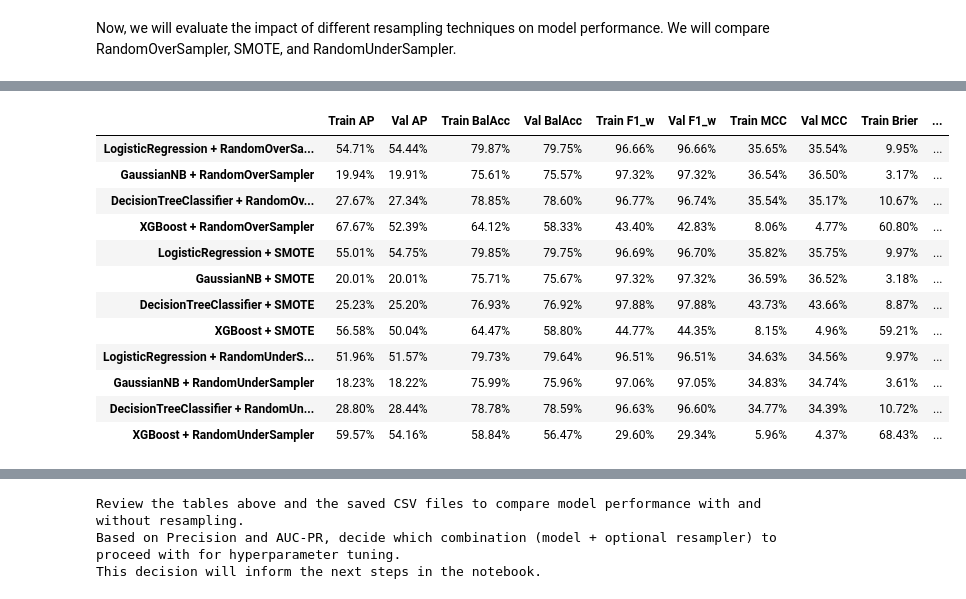
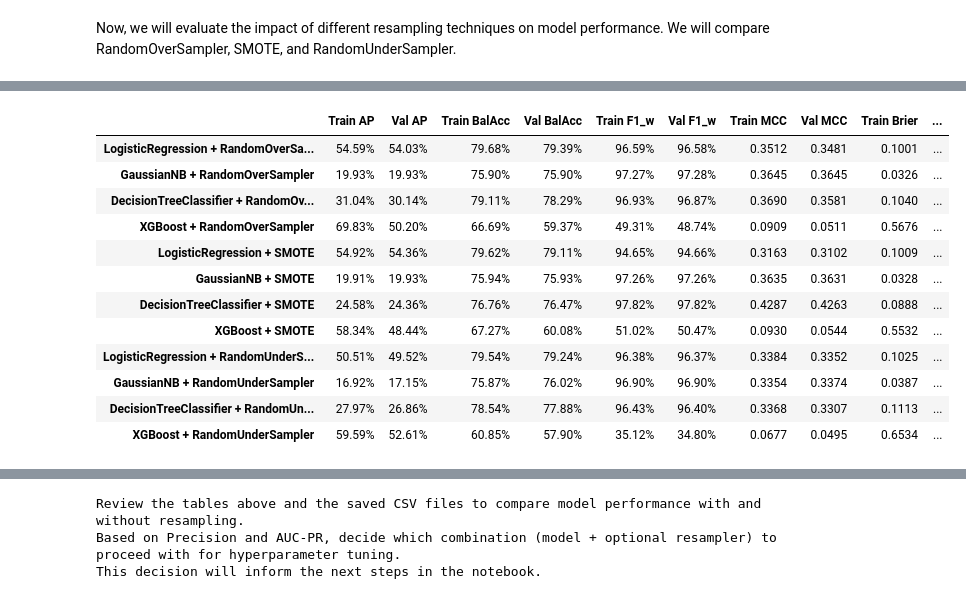
Before and after one commit to mjoshua97241/bank-fraud-detection-project, a Jupyter notebook: bank-fraud-detection-project/notebooks/5.0-mjv-model-training-and-evaluation.ipynb, the cells around one changed output, grey strips where cells are left out. Saved outputs shown, nothing was run; the diff lists cells and outputs as text; code cells hidden in the pictures.

```diff
--- a/bank-fraud-detection-project/notebooks/5.0-mjv-model-training-and-evaluation.ipynb
+++ b/bank-fraud-detection-project/notebooks/5.0-mjv-model-training-and-evaluation.ipynb
@@ -321,10 +346,10 @@ def auto_ml(X, y, models_dict, preprocessor, cv, res_t=None):
             'Val BalAcc': f"{np.mean(val_bal_acc)*100:.2f}%",
             'Train F1_w': f"{np.mean(train_f1_w)*100:.2f}%",
             'Val F1_w': f"{np.mean(val_f1_w)*100:.2f}%",
-            'Train MCC': f"{np.mean(train_mcc)*100:.2f}%",
-            'Val MCC': f"{np.mean(val_mcc)*100:.2f}%",
-            'Train Brier': f"{np.mean(train_brier)*100:.2f}%",
-            'Val Brier': f"{np.mean(val_brier)*100:.2f}%",
+            'Train MCC': f"{np.mean(train_mcc):.4f}",
+            'Val MCC': f"{np.mean(val_mcc):.4f}",
+            'Train Brier': f"{np.mean(train_brier):.4f}",
+            'Val Brier': f"{np.mean(val_brier):.4f}",
             'Train Precision': f"{np.mean(train_precision)*100:.2f}%",
             'Val Precision': f"{np.mean(val_precision)*100:.2f}%",
             'Train Recall': f"{np.mean(train_recall)*100:.2f}%",
@@ -338,14 +363,13 @@ def auto_ml(X, y, models_dict, preprocessor, cv, res_t=None):
 # For XGBoost, scale_pos_weight is calculated based on the training data imbalance
 # eval_metric is set to 'logloss' for general classification, but AUC-PR is also tracked
 models_dict = {
-    'LogisticRegression': LogisticRegression(max_iter=1000, class_weight='balanced', random_state=42),
+    'LogisticRegression': LogisticRegression(max_iter=1000, class_weight='balanced', random_state=143),
     'GaussianNB': GaussianNB(),
-    'DecisionTreeClassifier': DecisionTreeClassifier(random_state=42, class_weight='balanced', max_depth=8, min_samples_leaf=20, ccp_alpha=0.001),
+    'DecisionTreeClassifier': DecisionTreeClassifier(random_state=143, class_weight='balanced', max_depth=8, min_samples_leaf=20, ccp_alpha=0.001),
     'XGBoost': XGBClassifier(
         scale_pos_weight=(len(y_train) - y_train.sum()) / y_train.sum(),
-        use_label_encoder=False,
         eval_metric='logloss', # Use logloss for general evaluation, AUC-PR is tracked separately
-        random_state=42
+        random_state=143
     )
 }
 # %%
@@ -378,30 +408,44 @@ display(baseline_results_formatted)
 Now, we will evaluate the impact of different resampling techniques on model performance.
 We will compare RandomOverSampler, SMOTE, and RandomUnderSampler.
 # %%
+# --- Conditional Resampling Evaluation ---
+
+resampling_results_path = REPORTS_MODEL_EVAL_DIR / 'resampling_model_performance.csv'
+
 resamplers_dict = {
     'RandomOverSampler': RandomOverSampler(random_state=42),
     'SMOTE': SMOTE(random_state=42),
     'RandomUnderSampler': RandomUnderSampler(random_state=42)
 }
 
-resampling_results = {}
-resampling_results_formatted = {}
+if resampling_results_path.exists():
+    print("\n--- Loading Pre-computed Resampling Model Performance ---")
+    resampling_results_formatted_df = pd.read_csv(resampling_results_path, index_col=0)
+    display(resampling_results_formatted_df)
+else:
+    print("\n--- Running Resampling Model Evaluation ---")
+    resampling_results = {}
+    resampling_results_formatted = {}
 
-for resampler_name, resampler_instance in resamplers_dict.items():
-    print(f"\n--- Evaluating with {resampler_name} ---")
-    # For each resampler, evaluate all models
-    current_res_results, current_res_results_formatted = auto_ml(X_train, y_train, models_dict, preprocessor, cv, res_t=resampler_instance)
+    for resampler_name, resampler_instance in resamplers_dict.items():
+        print(f"\n--- Evaluating with {resampler_name} ---")
+        # For each resampler, evaluate all models
+        current_res_results, current_res_results_formatted = auto_ml(X_train, y_train, models_dict, preprocessor, cv, res_t=resampler_instance)
 
-    # Store results, potentially renaming columns to indicate resampler
-    for model_name in current_res_results.index:
-        # Use a combined key for model and resampler
-        combined_key = f"{model_name} + {resampler_name}"
-        resampling_results[combined_key] = current_res_results.loc[model_name].to_dict()
-        resampling_results_formatted[combined_key] = current_res_results_formatted.loc[model_name].to_dict()
+        # Store results, potentially renaming columns to indicate resampler
+        for model_name in current_res_results.index:
+            # Use a combined key for model and resampler
+            combined_key = f"{model_name} + {resampler_name}"
+            resampling_results[combined_key] = current_res_results.loc[model_name].to_dict()
+            resampling_results_formatted[combined_key] = current_res_results_formatted.loc[model_name].to_dict()
 
-resampling_results_df = pd.DataFrame(resampling_results).T
-resampling_results_formatted_df = pd.DataFrame(resampling_results_formatted).T
+    resampling_results_df = pd.DataFrame(resampling_results).T
+    resampling_results_formatted_df = pd.DataFrame(resampling_results_formatted).T
 
-print("\n--- Model Performance with Resampling ---")
-display(resampling_results_formatted_df)
+    # Save resampling results
+    resampling_results_formatted_df.to_csv(resampling_results_path, index=True)
+    print(f"\nResampling model performance saved to: {resampling_results_path.relative_to(project_root)}")
+
+    print("\n--- Model Performance with Resampling ---")
+    display(resampling_results_formatted_df)
 # %% [output]
@@ -425,13 +453,13 @@ display(resampling_results_formatted_df)
 |  | Train AP | Val AP | Train BalAcc | Val BalAcc | Train F1_w | Val F1_w | Train MCC | Val MCC | Train Brier | ... |
-| LogisticRegression + RandomOverSa... | 54.71% | 54.44% | 79.87% | 79.75% | 96.66% | 96.66% | 35.65% | 35.54% | 9.95% | ... |
-| GaussianNB + RandomOverSampler | 19.94% | 19.91% | 75.61% | 75.57% | 97.32% | 97.32% | 36.54% | 36.50% | 3.17% | ... |
-| DecisionTreeClassifier + RandomOv... | 27.67% | 27.34% | 78.85% | 78.60% | 96.77% | 96.74% | 35.54% | 35.17% | 10.67% | ... |
-| XGBoost + RandomOverSampler | 67.67% | 52.39% | 64.12% | 58.33% | 43.40% | 42.83% | 8.06% | 4.77% | 60.80% | ... |
-| LogisticRegression + SMOTE | 55.01% | 54.75% | 79.85% | 79.75% | 96.69% | 96.70% | 35.82% | 35.75% | 9.97% | ... |
-| GaussianNB + SMOTE | 20.01% | 20.01% | 75.71% | 75.67% | 97.32% | 97.32% | 36.59% | 36.52% | 3.18% | ... |
-| DecisionTreeClassifier + SMOTE | 25.23% | 25.20% | 76.93% | 76.92% | 97.88% | 97.88% | 43.73% | 43.66% | 8.87% | ... |
-| XGBoost + SMOTE | 56.58% | 50.04% | 64.47% | 58.80% | 44.77% | 44.35% | 8.15% | 4.96% | 59.21% | ... |
-| LogisticRegression + RandomUnderS... | 51.96% | 51.57% | 79.73% | 79.64% | 96.51% | 96.51% | 34.63% | 34.56% | 9.97% | ... |
-| GaussianNB + RandomUnderSampler | 18.23% | 18.22% | 75.99% | 75.96% | 97.06% | 97.05% | 34.83% | 34.74% | 3.61% | ... |
-| DecisionTreeClassifier + RandomUn... | 28.80% | 28.44% | 78.78% | 78.59% | 96.63% | 96.60% | 34.77% | 34.39% | 10.72% | ... |
-| XGBoost + RandomUnderSampler | 59.57% | 54.16% | 58.84% | 56.47% | 29.60% | 29.34% | 5.96% | 4.37% | 68.43% | ... |
+| LogisticRegression + RandomOverSa... | 54.59% | 54.03% | 79.68% | 79.39% | 96.59% | 96.58% | 0.3512 | 0.3481 | 0.1001 | ... |
+| GaussianNB + RandomOverSampler | 19.93% | 19.93% | 75.90% | 75.90% | 97.27% | 97.28% | 0.3645 | 0.3645 | 0.0326 | ... |
+| DecisionTreeClassifier + RandomOv... | 31.04% | 30.14% | 79.11% | 78.29% | 96.93% | 96.87% | 0.3690 | 0.3581 | 0.1040 | ... |
+| XGBoost + RandomOverSampler | 69.83% | 50.20% | 66.69% | 59.37% | 49.31% | 48.74% | 0.0909 | 0.0511 | 0.5676 | ... |
+| LogisticRegression + SMOTE | 54.92% | 54.36% | 79.62% | 79.11% | 94.65% | 94.66% | 0.3163 | 0.3102 | 0.1009 | ... |
+| GaussianNB + SMOTE | 19.91% | 19.93% | 75.94% | 75.93% | 97.26% | 97.26% | 0.3635 | 0.3631 | 0.0328 | ... |
+| DecisionTreeClassifier + SMOTE | 24.58% | 24.36% | 76.76% | 76.47% | 97.82% | 97.82% | 0.4287 | 0.4263 | 0.0888 | ... |
+| XGBoost + SMOTE | 58.34% | 48.44% | 67.27% | 60.08% | 51.02% | 50.47% | 0.0930 | 0.0544 | 0.5532 | ... |
+| LogisticRegression + RandomUnderS... | 50.51% | 49.52% | 79.54% | 79.24% | 96.38% | 96.37% | 0.3384 | 0.3352 | 0.1025 | ... |
+| GaussianNB + RandomUnderSampler | 16.92% | 17.15% | 75.87% | 76.02% | 96.90% | 96.90% | 0.3354 | 0.3374 | 0.0387 | ... |
+| DecisionTreeClassifier + RandomUn... | 27.97% | 26.86% | 78.54% | 77.88% | 96.43% | 96.40% | 0.3368 | 0.3307 | 0.1113 | ... |
+| XGBoost + RandomUnderSampler | 59.59% | 52.61% | 60.85% | 57.90% | 35.12% | 34.80% | 0.0677 | 0.0495 | 0.6534 | ... |
```
Also changed, not shown: parts of 58 cells of this notebook, 32 other files.
